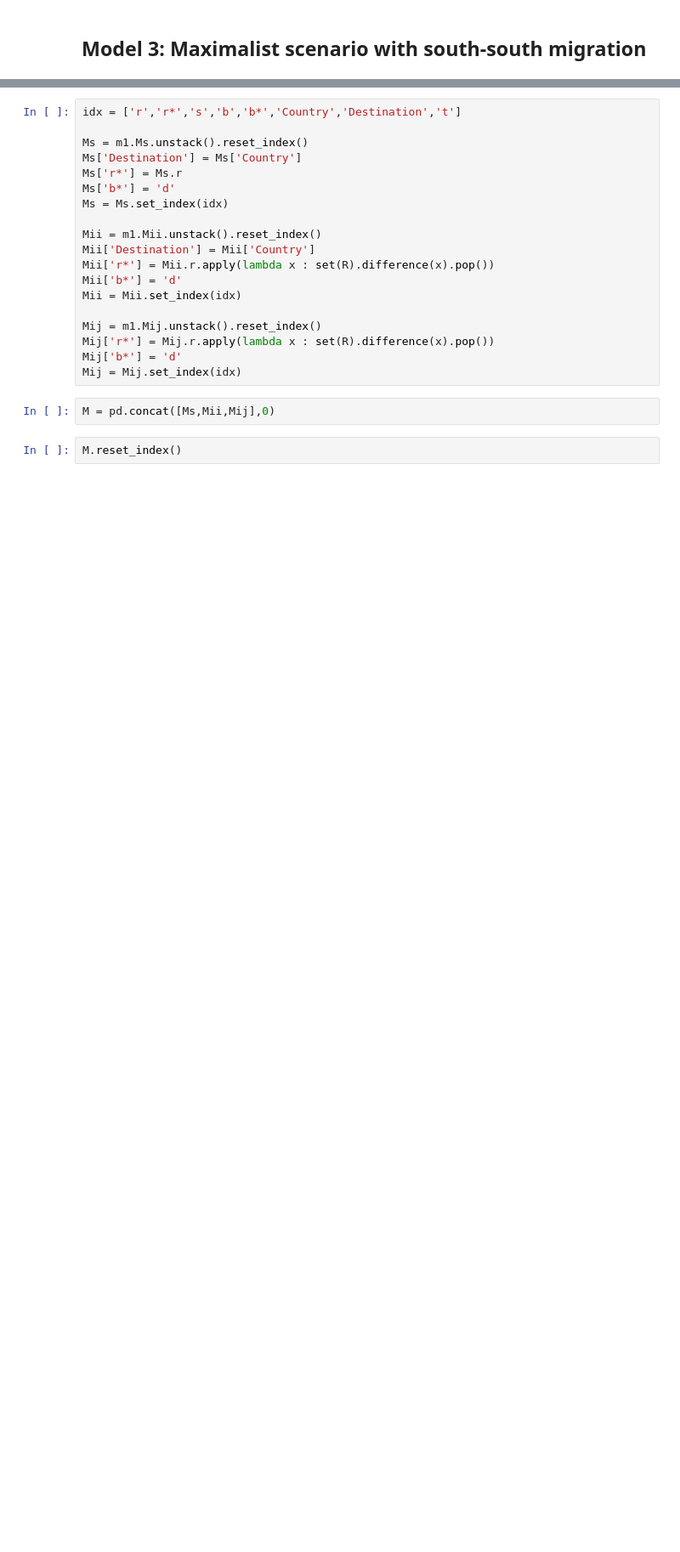
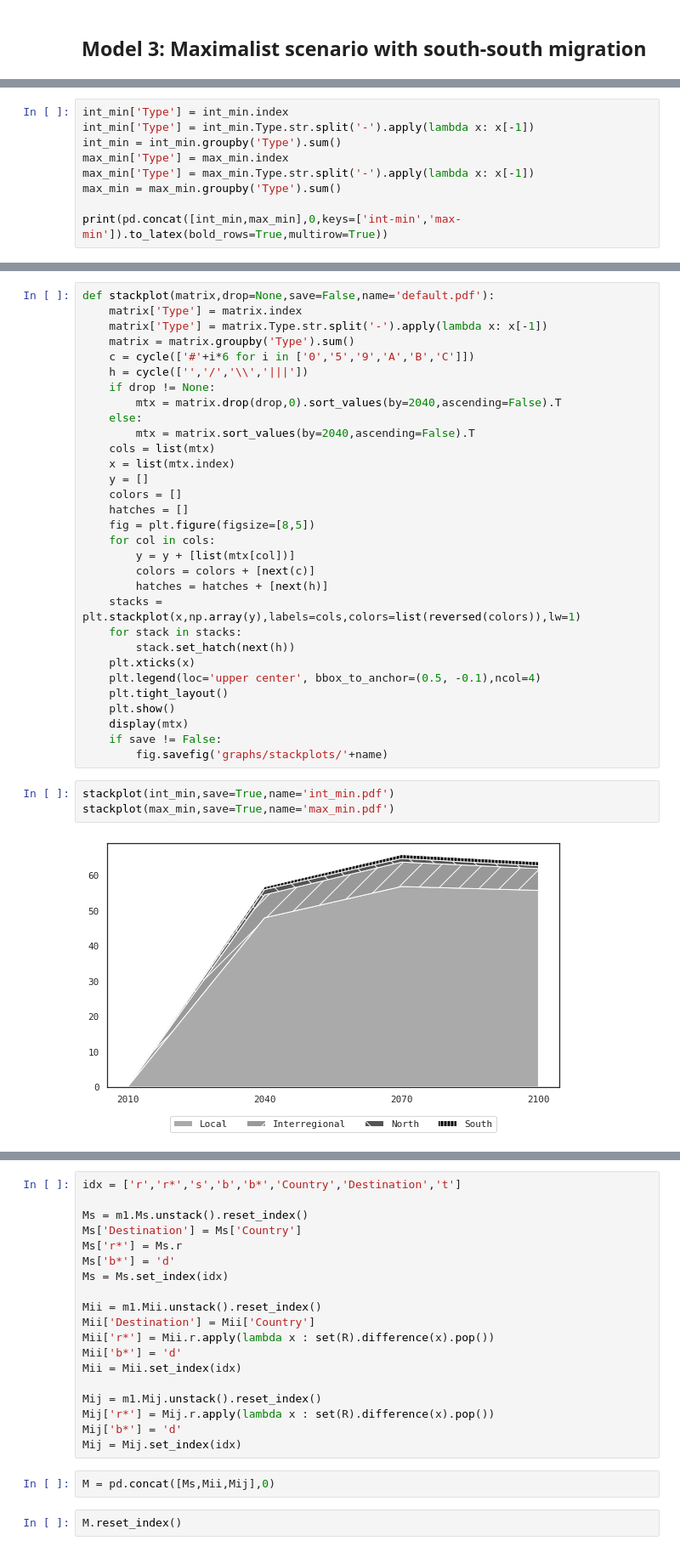
Before and after one commit to hscheewel/GeographyOfClimateMigration, a Jupyter notebook: model.ipynb, the cells around one changed output, grey strips where cells are left out. Shown at 85% size. Cells and saved outputs as stored; diff of their text form; blank space fills up the shorter version.

```diff
--- a/model.ipynb
+++ b/model.ipynb
@@ -1499,0 +1596,9 @@ m13.urbanization()
+# %%
+int_min['Type'] = int_min.index
+int_min['Type'] = int_min.Type.str.split('-').apply(lambda x: x[-1])
+int_min = int_min.groupby('Type').sum()
+max_min['Type'] = max_min.index
+max_min['Type'] = max_min.Type.str.split('-').apply(lambda x: x[-1])
+max_min = max_min.groupby('Type').sum()
+
+print(pd.concat([int_min,max_min],0,keys=['int-min','max-min']).to_latex(bold_rows=True,multirow=True))
@@ -1499,0 +1622,36 @@ m13.urbanization()
+# %%
+def stackplot(matrix,drop=None,save=False,name='default.pdf'):
+    matrix['Type'] = matrix.index
+    matrix['Type'] = matrix.Type.str.split('-').apply(lambda x: x[-1])
+    matrix = matrix.groupby('Type').sum()
+    c = cycle(['#'+i*6 for i in ['0','5','9','A','B','C']])
+    h = cycle(['','/','\\','|||'])
+    if drop != None:
+        mtx = matrix.drop(drop,0).sort_values(by=2040,ascending=False).T
+    else:
+        mtx = matrix.sort_values(by=2040,ascending=False).T
+    cols = list(mtx)
+    x = list(mtx.index)
+    y = []
+    colors = []
+    hatches = []
+    fig = plt.figure(figsize=[8,5])
+    for col in cols:
+        y = y + [list(mtx[col])]
+        colors = colors + [next(c)]
+        hatches = hatches + [next(h)]
+    stacks = plt.stackplot(x,np.array(y),labels=cols,colors=list(reversed(colors)),lw=1)
+    for stack in stacks:
+        stack.set_hatch(next(h))
+    plt.xticks(x)
+    plt.legend(loc='upper center', bbox_to_anchor=(0.5, -0.1),ncol=4)
+    plt.tight_layout()
+    plt.show()
+    display(mtx)
+    if save != False:
+        fig.savefig('graphs/stackplots/'+name)
+# %%
+stackplot(int_min,save=True,name='int_min.pdf')
+stackplot(max_min,save=True,name='max_min.pdf')
+# %% [output]
+[figure, added]
```
Also changed, not shown: parts of 61 cells of this notebook.
